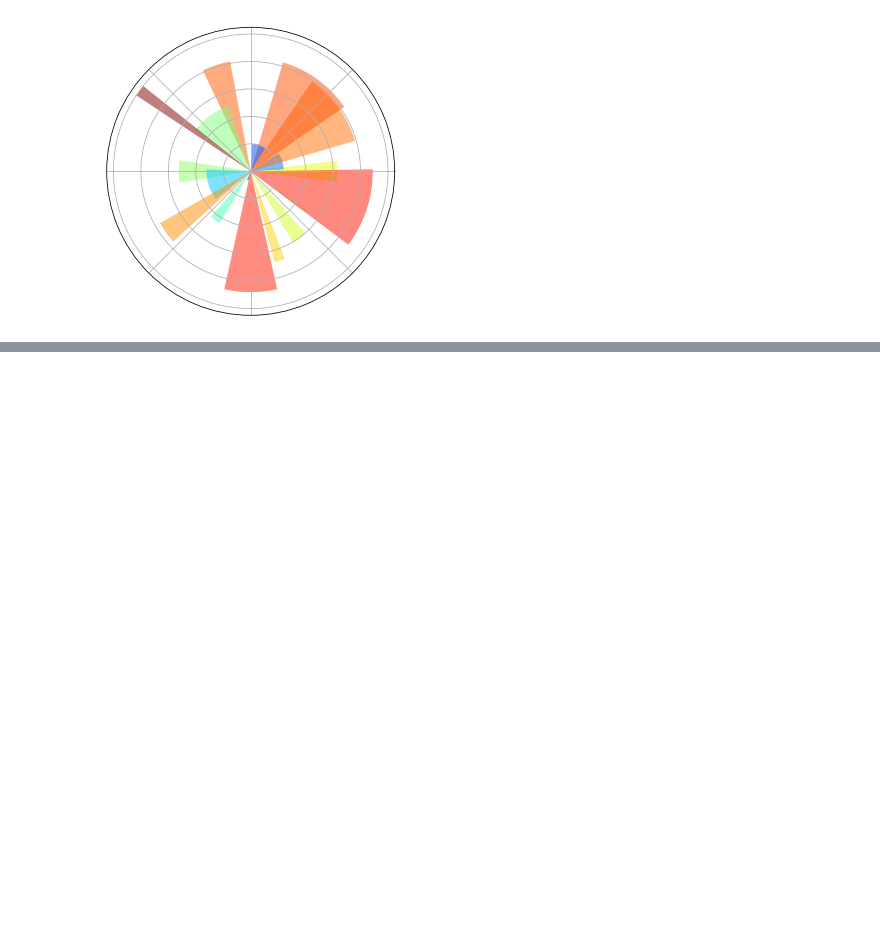
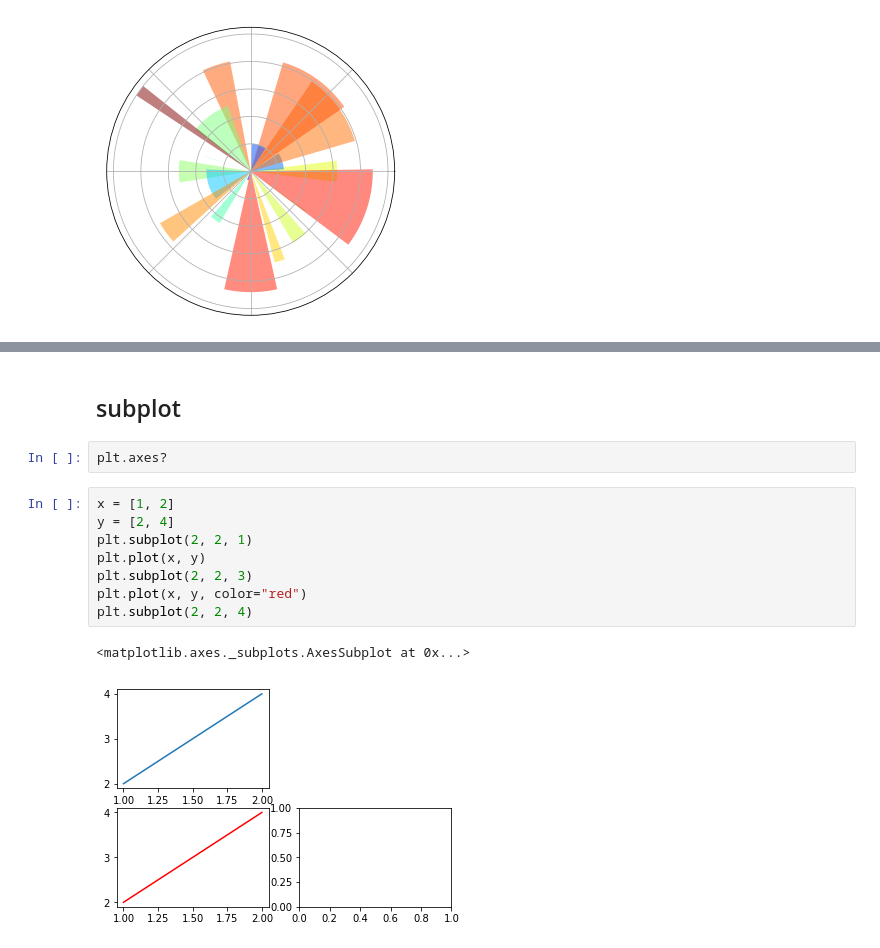
Before and after one commit to lqleon1214/data_analysis_test, a Jupyter notebook: chp7-matplotlib.ipynb, the cells around one changed output, grey strips where cells are left out. Saved outputs shown, nothing was run; the diff lists cells and outputs as text; blank space fills up the shorter version.

Commit message:
finished matplotlib course.

```diff
--- a/chp7-matplotlib.ipynb
+++ b/chp7-matplotlib.ipynb
@@ -336,0 +339,15 @@ ax.set_yticklabels([])
+# %% [markdown]
+## subplot
+# %%
+plt.axes?
+# %%
+x = [1, 2]
+y = [2, 4]
+plt.subplot(2, 2, 1)
+plt.plot(x, y)
+plt.subplot(2, 2, 3)
+plt.plot(x, y, color="red")
+plt.subplot(2, 2, 4)
+# %% [output]
+<matplotlib.axes._subplots.AxesSubplot at 0x...>
+[figure, added]
```
Also changed, not shown: parts of 12 cells of this notebook.
